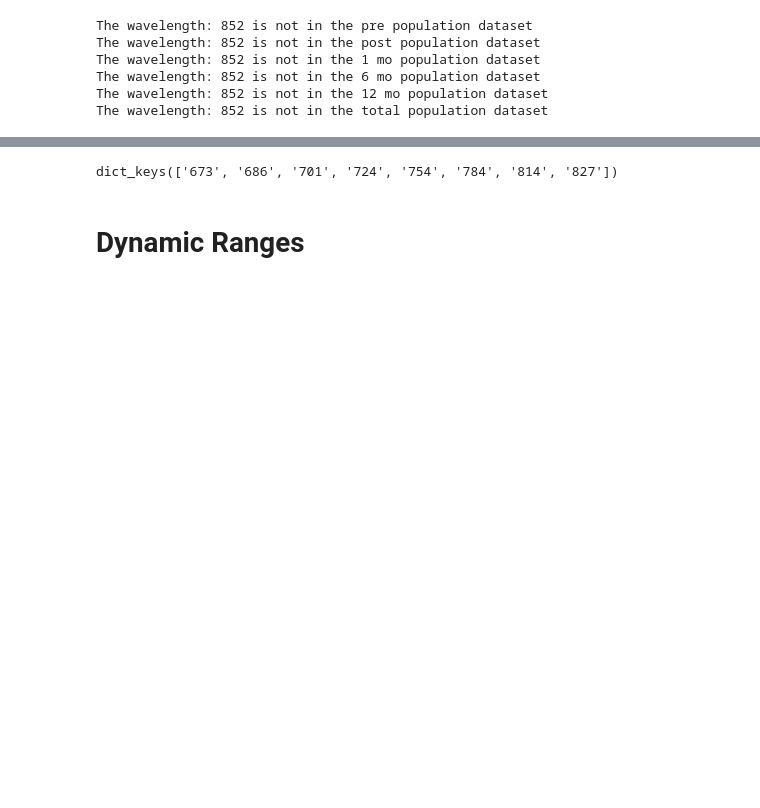
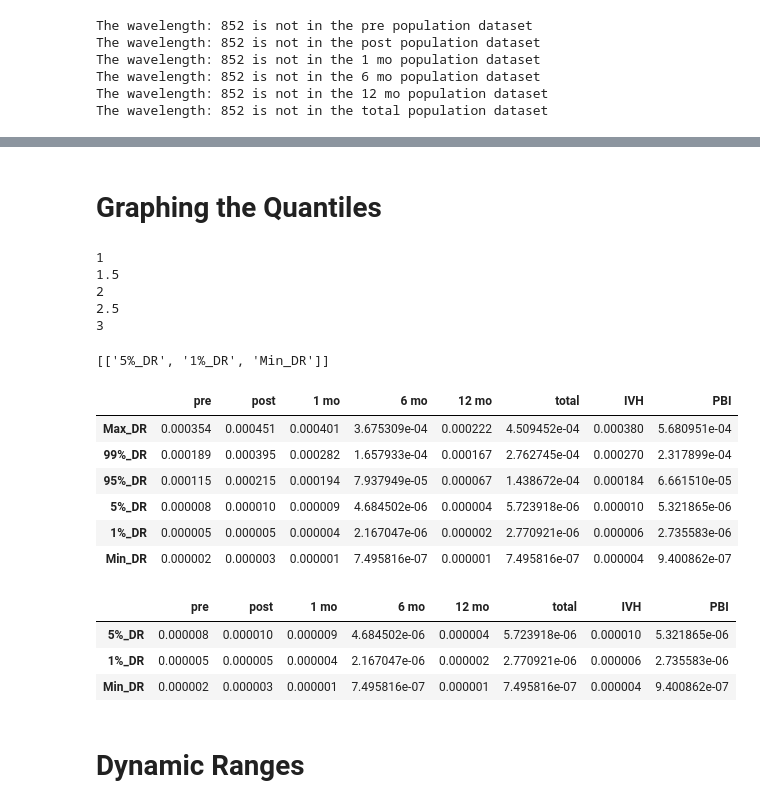
Before and after one commit to FNNDSC-BabyNIRS/Diffuse_Reflectance_Analysis, a Jupyter notebook: DR_Histograms.ipynb, the cells around one changed output, grey strips where cells are left out. Drawn from its saved outputs; the diff is of its cells as text; code cells hidden in the pictures; blank space fills up the shorter version.

```diff
--- a/DR_Histograms.ipynb
+++ b/DR_Histograms.ipynb
@@ -402,8 +402,52 @@ final_df_s = pd.DataFrame(whole_data_df_s, columns=categories)
 
 final_df_v.index = stat_categories*int((len(whole_data_df_v)/len(stat_categories)))
 final_df_s.index = stat_categories*int((len(whole_data_df_s)/len(stat_categories)))
+# %% [markdown]
+# Graphing the Quantiles
+# %%
+
+for di in rho_distance:
+    print(di)
+    for wlen in cchu_wavelengths:
+        fig_cols = 2
+        fig, axs = plt.subplots(1, fig_cols, figsize=(15, 5), dpi=500)
+        axs = axs.flatten()
+
+
+        indices_categories = [['Max_DR','99%_DR', '95%_DR'],['5%_DR','1%_DR', 'Min_DR']]
+
+        text = f"min: {stat_array[0]}\nmax: {stat_array[1]}\n1\%: {stat_array[2]}\n5\%: {stat_array[3]}\n95\%: {stat_array[4]}\n99\%: {stat_array[5]}"
+
+        indices_categories_p = [['Max','99\%', '95\%'],['5\%','1\%', 'Min']]
+
+        width = 0.15  # width of the bars
+        gap = 2  # gap between groups
+        colormap = plt.cm.tab20b
+
+        for c in range(0,fig_cols):
+            data_frame_p = stats_df_dict_by_d_v[str(di)+'_cm'][wlen].loc[indices_categories[c]]
+            groups = len(data_frame_p.columns)
+            indices = np.arange(len(data_frame_p.index)) * (width * (groups + gap))
+            for i, (column, color) in enumerate(zip(data_frame_p.columns, colormap(np.linspace(0, 1, len(data_frame_p.columns))))):
+                axs[c].bar(indices + i * width, data_frame_p[column], width=width, label=column, color=color)
+
+            axs[c].legend(title='Populations', bbox_to_anchor=(0.80, 0.99), loc='upper left')
+            axs[c].set_xlabel('Percentile groups')
+            axs[c].set_ylabel('Diffuse Reflectance per Str per $cm^2$')
+            axs[c].set_title(fr"Disffuse Reflectance Statistics $\lambda$ =  {wlen} nm, distance = {di} cm")
+            axs[c].set_xticks(indices + (width * groups) / 2)
+            axs[c].set_xticklabels(indices_categories_p[c])
+
+        plt.tight_layout()
+        plt.savefig(fr'Histogram_and_Plots/Stats_Populations_Histograms/{str(di)}_cm/Populations_DR_Histogram_l_'+str(wlen)+'_d_'+str(di)+'_cm.jpg', dpi=500)
+        plt.close(plt.gcf())
+# %% [output]
+1
+1.5
+2
+2.5
+3
 # %%
-#stats_df_dict_by_w_v[wlen].loc[indices_categories[c]]
-stats_df_dict_by_d_v['1_cm'].keys()
+[indices_categories[c]]
 # %% [output]
-dict_keys(['673', '686', '701', '724', '754', '784', '814', '827'])
+[['5%_DR', '1%_DR', 'Min_DR']]
@@ -448,3 +454,20 @@ for di in rho_distance:
+# %%
+stats_df_dict_by_d_v[str(di)+'_cm'][wlen]
+# %% [output]
+|  | pre | post | 1 mo | 6 mo | 12 mo | total | IVH | PBI |
+| Max_DR | 0.000354 | 0.000451 | 0.000401 | 3.675309e-04 | 0.000222 | 4.509452e-04 | 0.000380 | 5.680951e-04 |
+| 99%_DR | 0.000189 | 0.000395 | 0.000282 | 1.657933e-04 | 0.000167 | 2.762745e-04 | 0.000270 | 2.317899e-04 |
+| 95%_DR | 0.000115 | 0.000215 | 0.000194 | 7.937949e-05 | 0.000067 | 1.438672e-04 | 0.000184 | 6.661510e-05 |
+| 5%_DR | 0.000008 | 0.000010 | 0.000009 | 4.684502e-06 | 0.000004 | 5.723918e-06 | 0.000010 | 5.321865e-06 |
+| 1%_DR | 0.000005 | 0.000005 | 0.000004 | 2.167047e-06 | 0.000002 | 2.770921e-06 | 0.000006 | 2.735583e-06 |
+| Min_DR | 0.000002 | 0.000003 | 0.000001 | 7.495816e-07 | 0.000001 | 7.495816e-07 | 0.000004 | 9.400862e-07 |
+# %%
+stats_df_dict_by_d_v[str(di)+'_cm'][wlen].loc[indices_categories[c]]
+# %% [output]
+|  | pre | post | 1 mo | 6 mo | 12 mo | total | IVH | PBI |
+| 5%_DR | 0.000008 | 0.000010 | 0.000009 | 4.684502e-06 | 0.000004 | 5.723918e-06 | 0.000010 | 5.321865e-06 |
+| 1%_DR | 0.000005 | 0.000005 | 0.000004 | 2.167047e-06 | 0.000002 | 2.770921e-06 | 0.000006 | 2.735583e-06 |
+| Min_DR | 0.000002 | 0.000003 | 0.000001 | 7.495816e-07 | 0.000001 | 7.495816e-07 | 0.000004 | 9.400862e-07 |
 # %% [markdown]
 # Dynamic Ranges
 # %%
```
Also changed, not shown: parts of 1 cell of this notebook.
